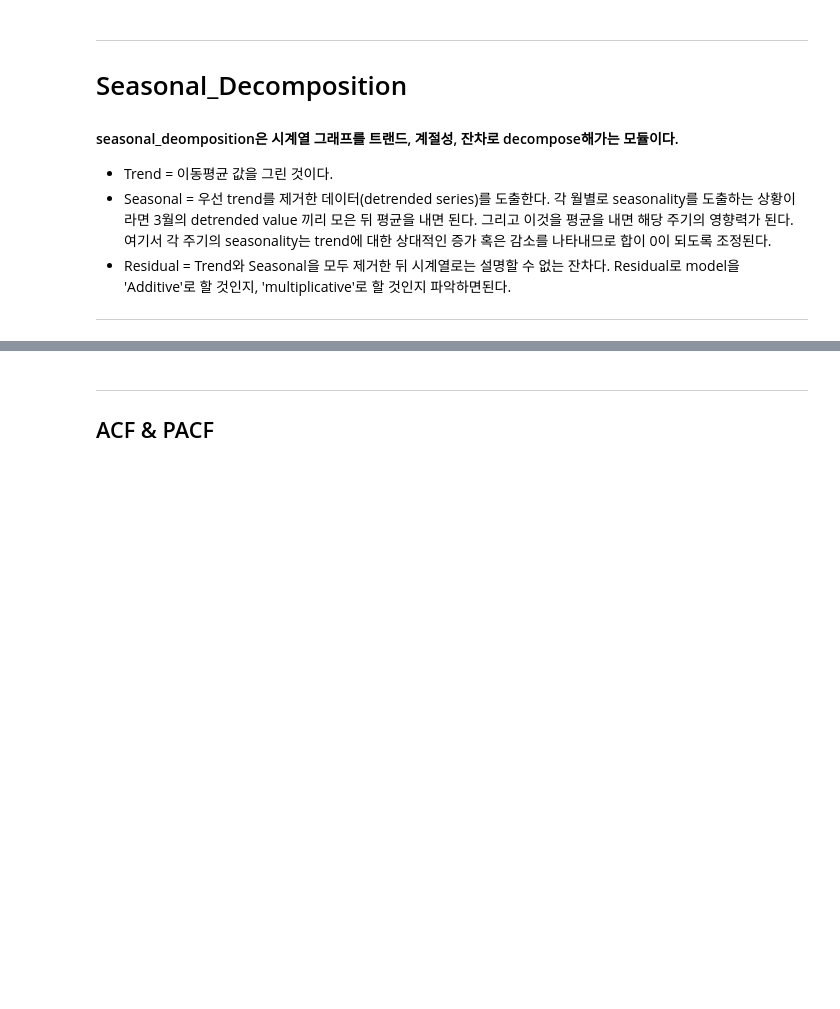
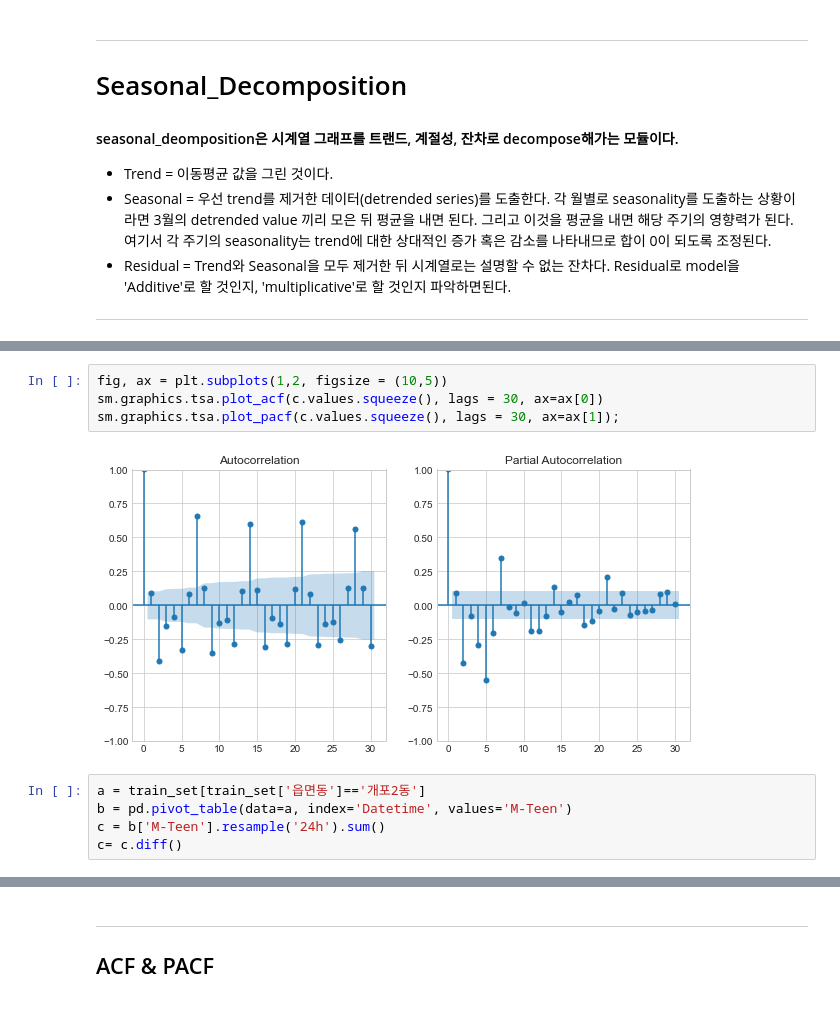
Before and after one commit to kd-god/Seoul_floating_population_predict, a Jupyter notebook: ARIMA.ipynb, the cells around one changed output, grey strips where cells are left out. Saved outputs shown, nothing was run; the diff lists cells and outputs as text; blank space fills up the shorter version.

```diff
--- a/ARIMA.ipynb
+++ b/ARIMA.ipynb
@@ -164,0 +155,11 @@ plt.style.use('seaborn-whitegrid')
+# %%
+fig, ax = plt.subplots(1,2, figsize = (10,5))
+sm.graphics.tsa.plot_acf(c.values.squeeze(), lags = 30, ax=ax[0])
+sm.graphics.tsa.plot_pacf(c.values.squeeze(), lags = 30, ax=ax[1]);
+# %% [output]
+[figure, added]
+# %%
+a = train_set[train_set['읍면동']=='개포2동']
+b = pd.pivot_table(data=a, index='Datetime', values='M-Teen')
+c = b['M-Teen'].resample('24h').sum()
+c= c.diff()
```
Also changed, not shown: parts of 8 cells of this notebook, 1 other file.
